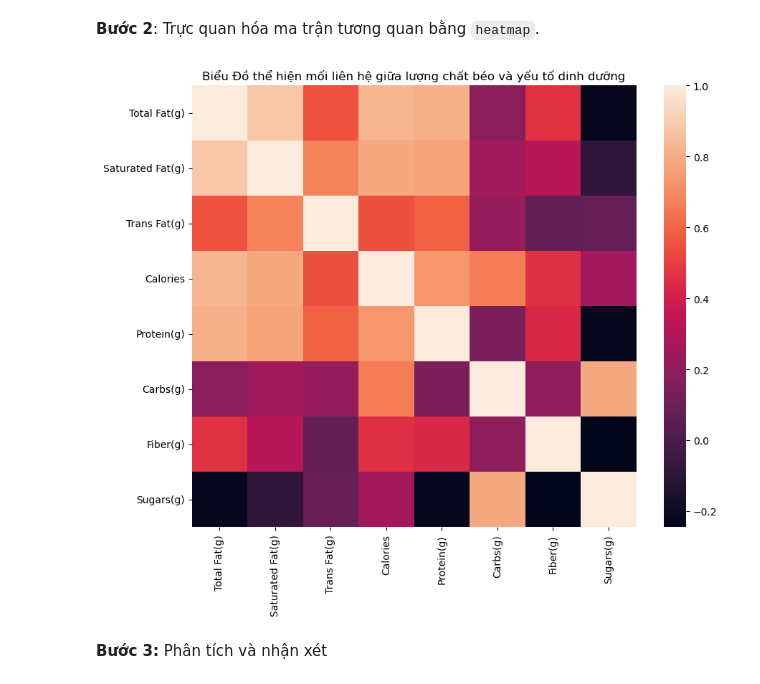
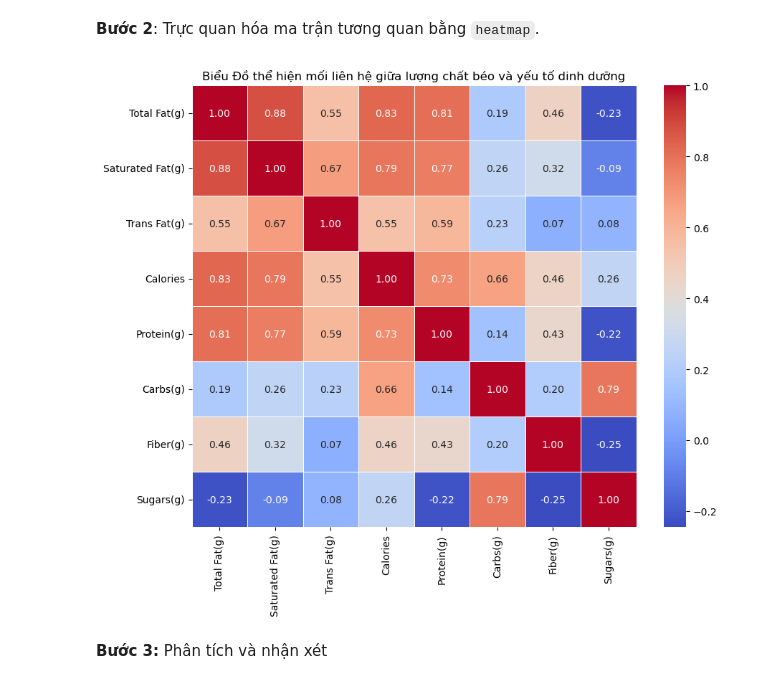
Before and after one commit to pnn03/LTKHDL, a Jupyter notebook: Source.ipynb, the cells around one changed output. Cells and saved outputs as stored; diff of their text form; code cells hidden in the pictures.

```diff
--- a/Source.ipynb
+++ b/Source.ipynb
@@ -571,11 +571,11 @@ correlation_matrix
 # %%
 # Hiển thị ma trận tương quan bằng heatmap
 plt.figure(figsize=(10, 8))
-sns.heatmap(correlation_matrix, annoTrue,),, cmap='coolwarm', fmt='.2f', linewidths=.5)
+sns.heatmap(correlation_matrix, annot = True, cmap='coolwarm', fmt='.2f', linewidths=.5)
 plt.title('Biểu Đồ thể hiện mối liên hệ giữa lượng chất béo và yếu tố dinh dưỡng')
 plt.show()
 # %% [output]
-[figure, old version]
+[figure, new version]
 # %% [markdown]
 **Bước 3:** Phân tích và nhận xét
 # %% [markdown]
```
Also changed, not shown: parts of 1 cell of this notebook.
